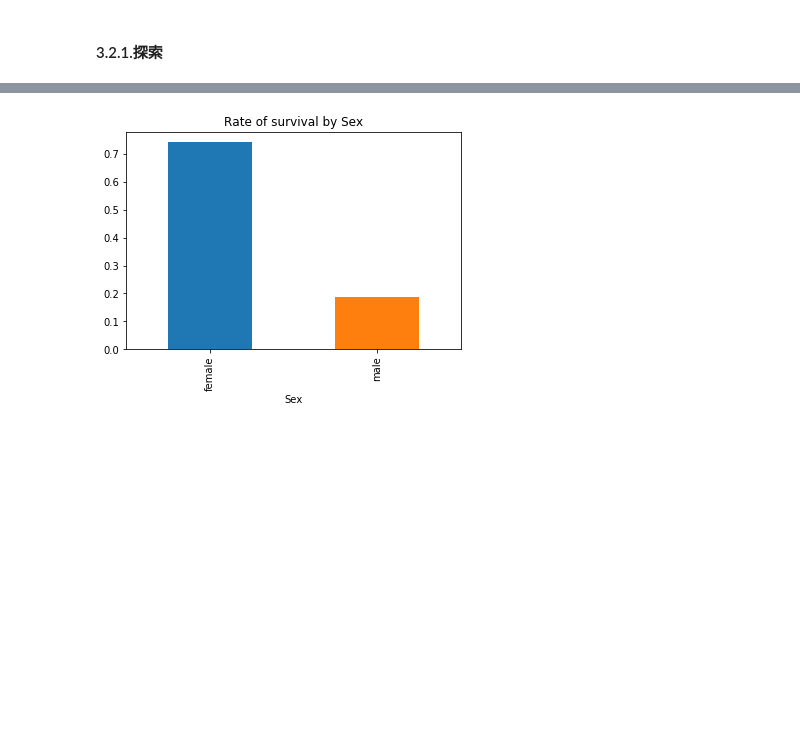
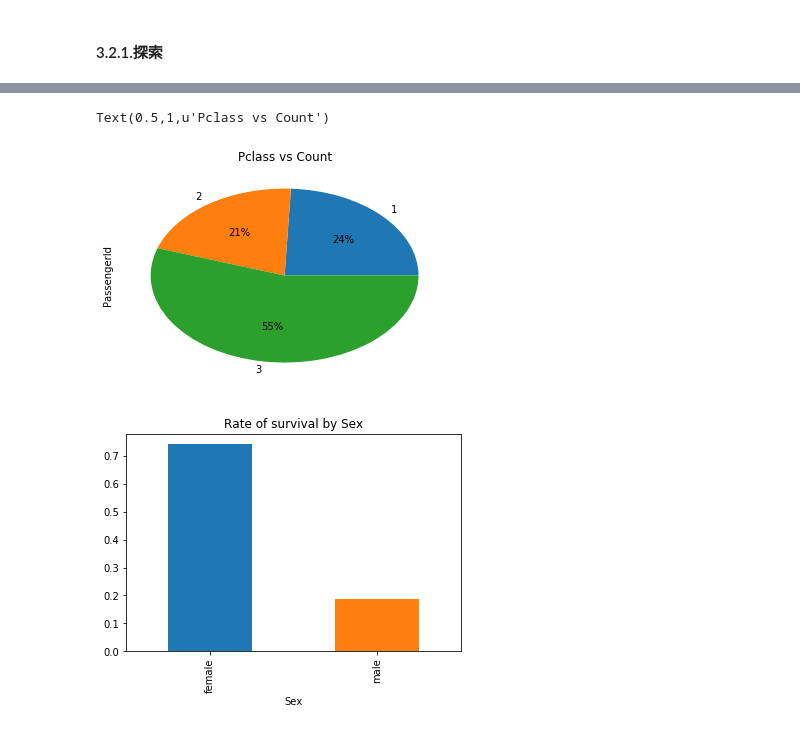
Before and after one commit to etangyushan/titanic_analyzing, a Jupyter notebook: titanic.ipynb, the cells around one changed output, grey strips where cells are left out. Cells and saved outputs as stored; diff of their text form; code cells hidden in the pictures; blank space fills up the shorter version.

```diff
--- a/titanic.ipynb
+++ b/titanic.ipynb
@@ -246,3 +253,10 @@ histRate('Fare', fare_not_survived, fare_survived)
+# %%
+#船票等级人数分布
+titanic_df.groupby('Pclass')['PassengerId'].count().plot(kind='pie', autopct='%.0f%%')
+plt.title('Pclass vs Count')
+# %% [output]
+Text(0.5,1,u'Pclass vs Count')
+[figure, added]
 # %%
 def plotRate(feature):
     '''
```
Also changed, not shown: parts of 2 cells of this notebook, 1 other file.
